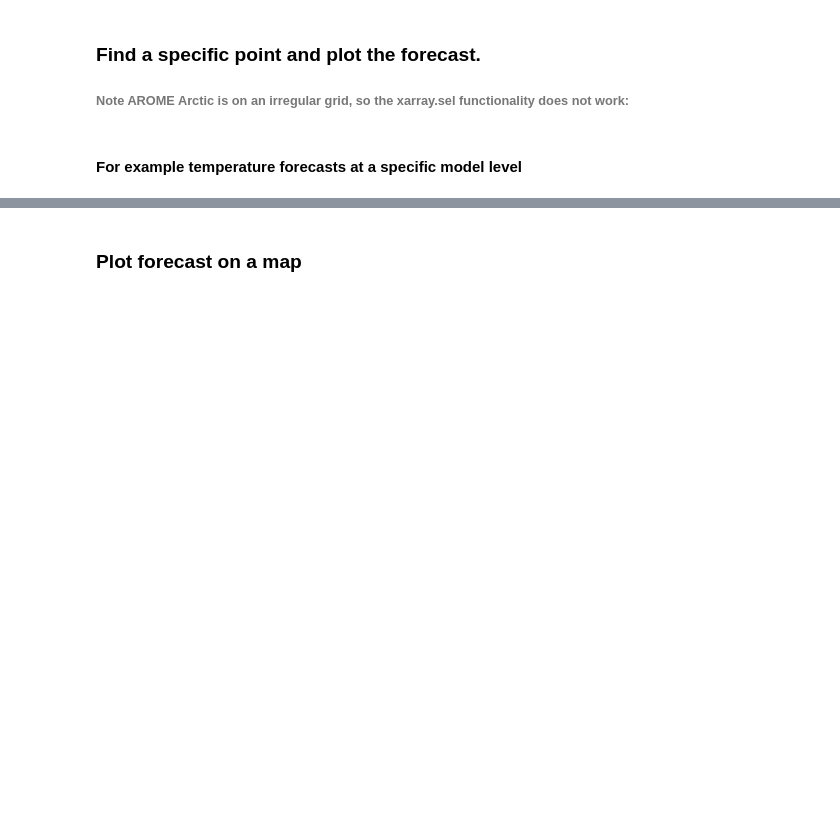
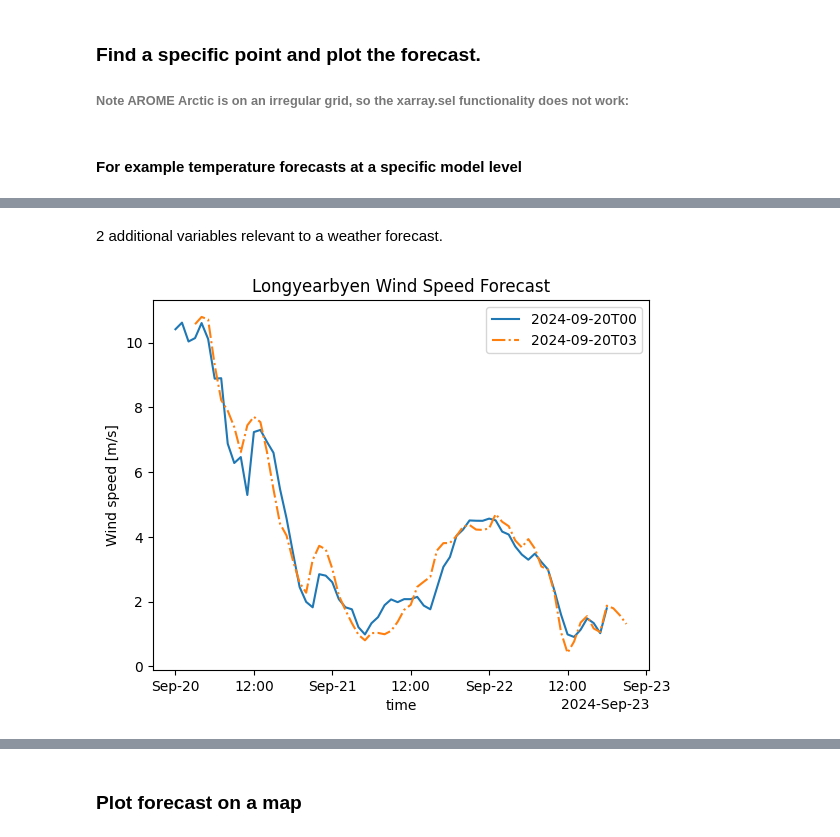
Before and after one commit to Alessimc/GEO4902, a Jupyter notebook: Exercises/Ex.2/2.1.ModelAnalysis_and_background_upperair.ipynb, the cells around one changed output, grey strips where cells are left out. Drawn from its saved outputs; the diff is of its cells as text; code cells hidden in the pictures; blank space fills up the shorter version.

```diff
--- a/Exercises/Ex.2/2.1.ModelAnalysis_and_background_upperair.ipynb
+++ b/Exercises/Ex.2/2.1.ModelAnalysis_and_background_upperair.ipynb
@@ -15,12 +15,12 @@ from cmcrameri import cm
 # %% [markdown]
 #### Fill in the dates and hours for the exercise
 # %%
-year =  ''
-day  =  ''
-month = ''
+year =  '2024'
+day  =  '20'
+month = '09'
 
-hour_1  =''
-hour_2  =''
+hour_1  ='00'
+hour_2  ='03'
 
 url='https://thredds.met.no/thredds/dodsC/aromearcticarchive/'+year+'/'+month+'/'+day+'/arome_arctic_det_2_5km_'+year+month+day+'T'+hour_1+'Z.nc'
 forecast_1 = xr.open_dataset(url)
@@ -58,0 +80,13 @@ plt.title("Longyearbyen Temperature Forecast");
+# %% [markdown]
+2 additional variables relevant to a weather forecast.
+# %%
+# wind
+wind_speed_point_forecast_1 = forecast_1['wind_speed'].isel(height7=0, y = y_loc, x=x_loc)
+wind_speed_point_forecast_2 = forecast_2['wind_speed'].isel(height7=0, y = y_loc, x=x_loc)
+
+wind_speed_point_forecast_1.plot.line(x='time', linestyle='-', label=(np.datetime_as_string(wind_speed_point_forecast_1.time.isel(time=0), unit='h')))
+wind_speed_point_forecast_2.plot.line(x='time', linestyle='-.', label=(np.datetime_as_string(wind_speed_point_forecast_2.time.isel(time=0), unit='h')))
+plt.legend()
+plt.title("Longyearbyen Wind Speed Forecast");
+# %% [output]
+[figure, added]
```
Also changed, not shown: parts of 9 cells of this notebook.
